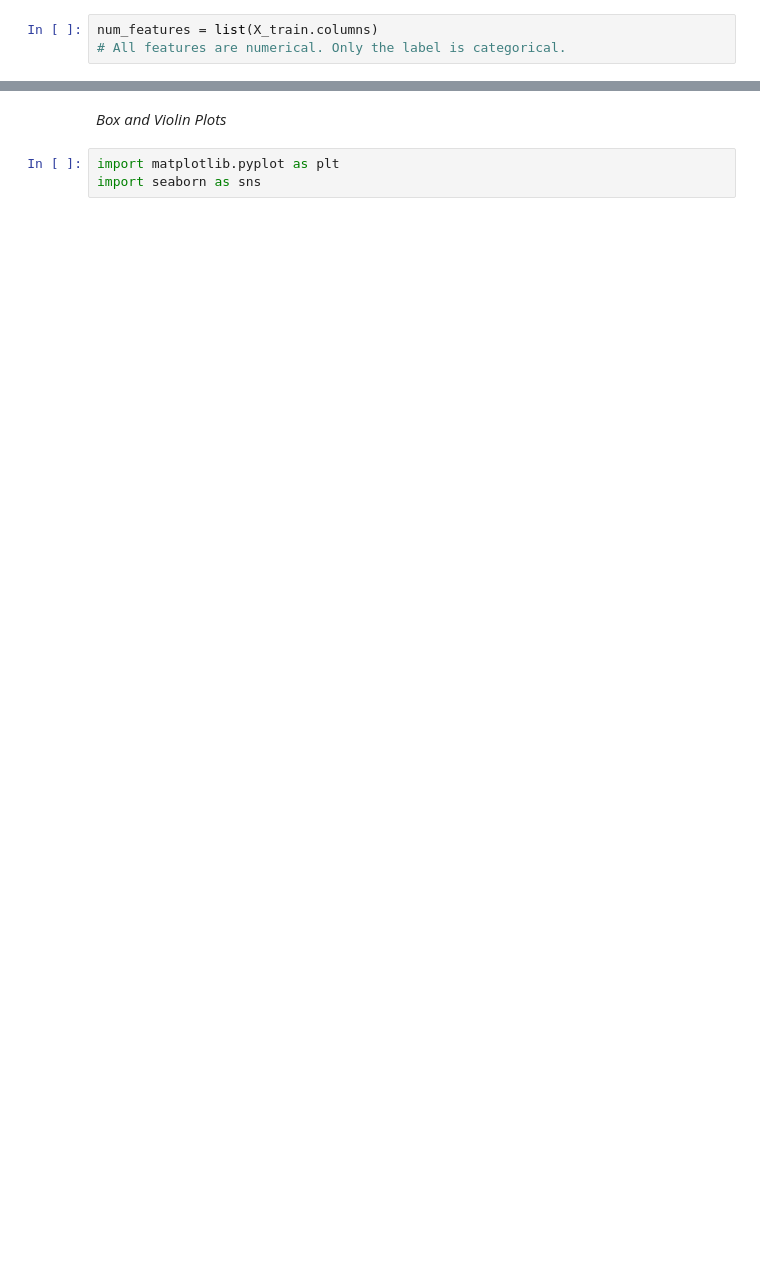
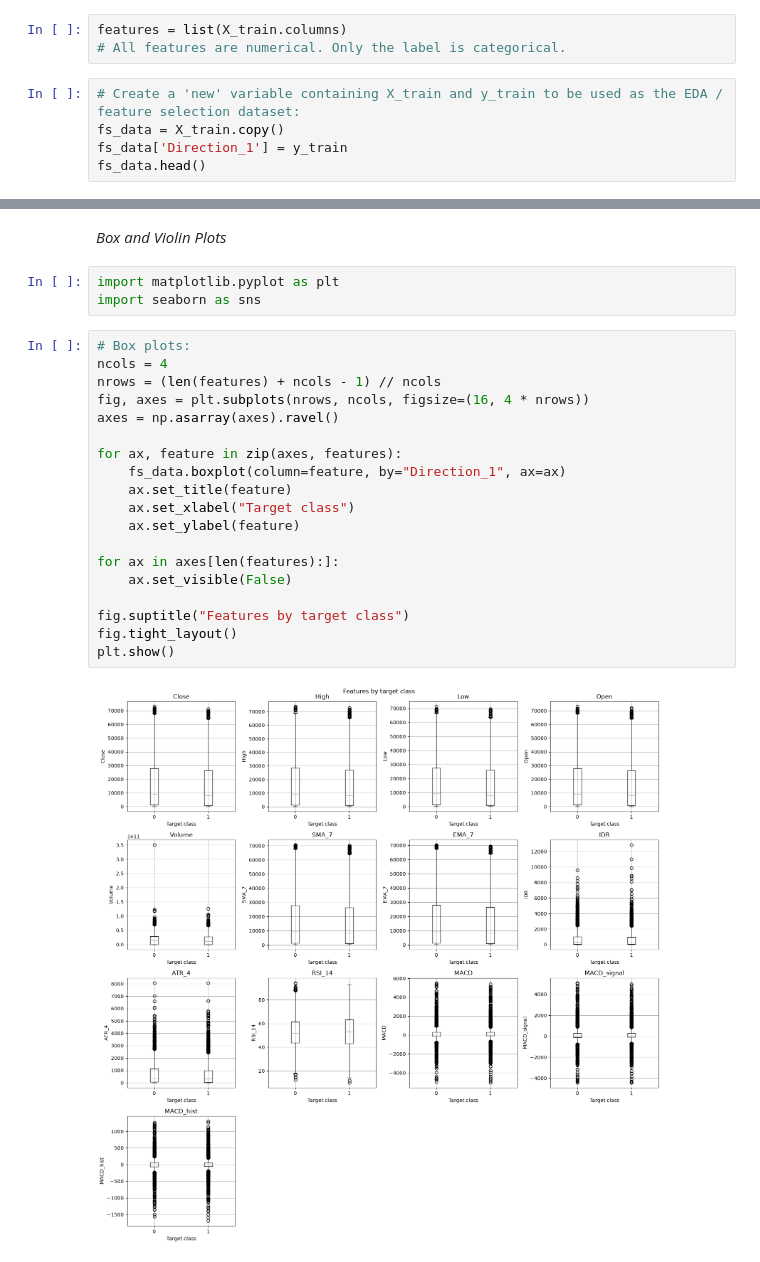
Before and after one commit to cameroncochrane/vlXsnPPgKKnWqEJB, a Jupyter notebook: notebooks/2_direction_modelling.ipynb, the cells around one changed output, grey strips where cells are left out. Saved outputs shown, nothing was run; the diff lists cells and outputs as text; blank space fills up the shorter version.

Commit message:
- More feature selection

```diff
--- a/notebooks/2_direction_modelling.ipynb
+++ b/notebooks/2_direction_modelling.ipynb
@@ -292,5 +303,10 @@ Some feature selection techniques to carry out involving data with numerical fea
 # %% [markdown]
 Something important to note is the features may have differing correlation between different labels. Here we have Direction_1 as the label, where it looks at the price one day ahead, but longer timeframes such as 5, 7, or 10 days ahead (not created yet) may output different results during feature selection.
 # %%
-num_features = list(X_train.columns)
+features = list(X_train.columns)
 # All features are numerical. Only the label is categorical.
+# %%
+# Create a 'new' variable containing X_train and y_train to be used as the EDA / feature selection dataset:
+fs_data = X_train.copy()
+fs_data['Direction_1'] = y_train
+fs_data.head()
@@ -299,3 +322,24 @@ num_features = list(X_train.columns)
 # %%
 import matplotlib.pyplot as plt
 import seaborn as sns
+# %%
+# Box plots:
+ncols = 4
+nrows = (len(features) + ncols - 1) // ncols
+fig, axes = plt.subplots(nrows, ncols, figsize=(16, 4 * nrows))
+axes = np.asarray(axes).ravel()
+
+for ax, feature in zip(axes, features):
+    fs_data.boxplot(column=feature, by="Direction_1", ax=ax)
+    ax.set_title(feature)
+    ax.set_xlabel("Target class")
+    ax.set_ylabel(feature)
+
+for ax in axes[len(features):]:
+    ax.set_visible(False)
+
+fig.suptitle("Features by target class")
+fig.tight_layout()
+plt.show()
+# %% [output]
+[figure, added]
```
Also changed, not shown: parts of 19 cells of this notebook, 1 other file.
